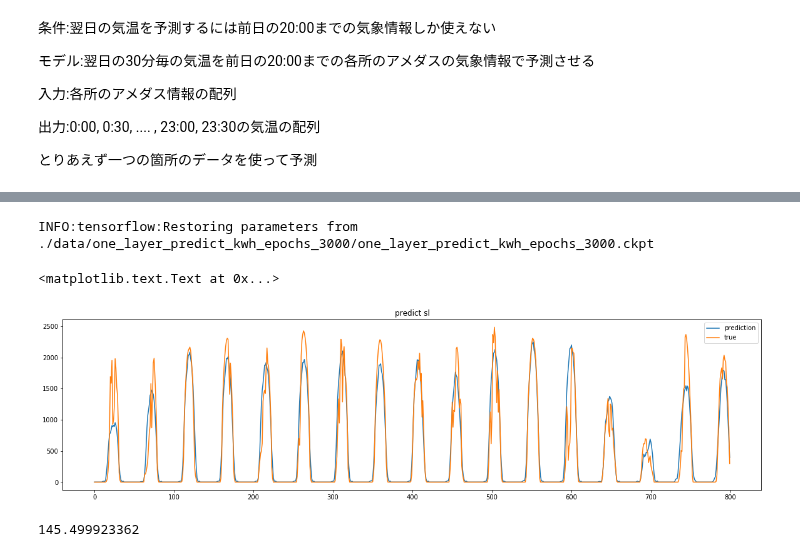
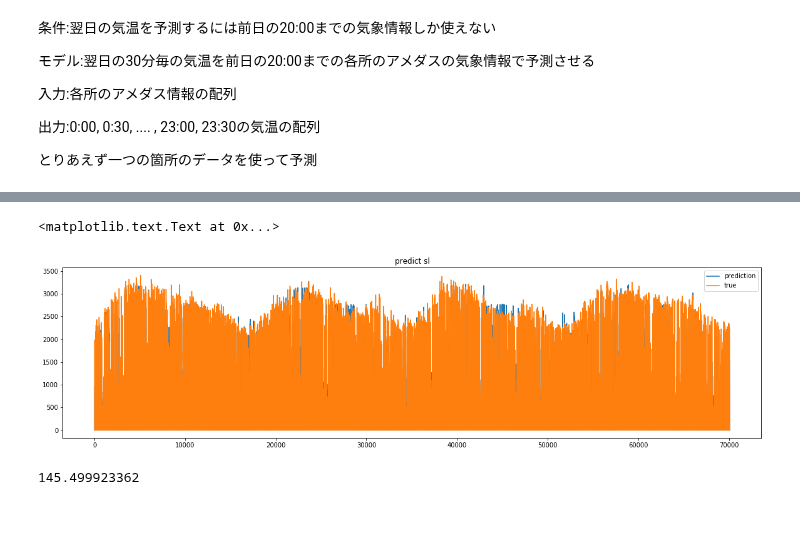
Before and after one commit to gciteam6/predict_amd, a Jupyter notebook: sl_MLP.ipynb, the cells around one changed output, grey strips where cells are left out. Drawn from its saved outputs; the diff is of its cells as text; code cells hidden in the pictures; blank space fills up the shorter version.

```diff
--- a/sl_MLP.ipynb
+++ b/sl_MLP.ipynb
@@ -420,6 +416,29 @@ class MLP:
             # ロードしたモデルを使って予測結果を計算
             expected_output = sess.run([prediction], feed_dict=pre_dict)
 
+        return expected_output
+
+    def validation(self):
+        '''
+        self.X_valによる予測
+        '''
+        tf.reset_default_graph()
+        input_ph = tf.placeholder("float", [None, self.input_layer_size], name='input')
+        prediction, weights = self.inference(input_ph)
+        pre_dict = {
+            input_ph: self.X_val,
+        }
+
+        # 初期化
+        init = tf.global_variables_initializer()
+
+        with tf.Session() as sess:
+            # 保存したモデルをロード
+            saver = tf.train.Saver()
+            saver.restore(sess,  "./data/" + str(self.model_name) + "/" + str(self.model_name) + ".ckpt")
+
+            # ロードしたモデルを使って予測結果を計算
+            expected_output = sess.run([prediction], feed_dict=pre_dict)
 
         return expected_output
 # %%
@@ -453,17 +472,15 @@ train#2850, validation loss: 7.507829e-03
 predictions = mlp_model.predict(X)[0]
 predictions = predictions.reshape(predictions.shape[0] * predictions.shape[1])
 processed_prediction = denormalize_array(predictions, kwh_min, kwh_max)
-# %% [output]
-INFO:tensorflow:Restoring parameters from ./data/one_layer_predict_kwh_epochs_3000/one_layer_predict_kwh_epochs_3000.ckpt
 # %%
 plt.figure(figsize=(20, 5))
-plt.plot(processed_prediction[0:800], label = "prediction")
-plt.plot(np.array(output_kwh)[0:800], label = "true")
+plt.plot(processed_prediction, label = "prediction")
+plt.plot(np.array(output_kwh), label = "true")
 plt.legend()
 plt.title("predict sl")
 # %% [output]
 <matplotlib.text.Text at 0x...>
-[figure, old version]
+[figure, new version]
 # %%
 print(calc_mae(processed_prediction, np.array(output_kwh)))
 # %% [output]
```
Also changed, not shown: parts of 5 cells of this notebook.
